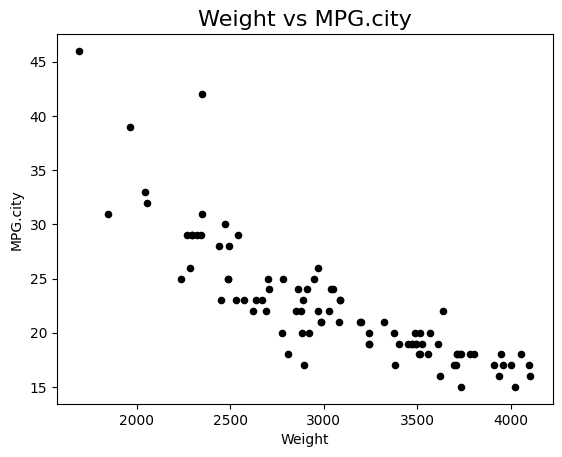
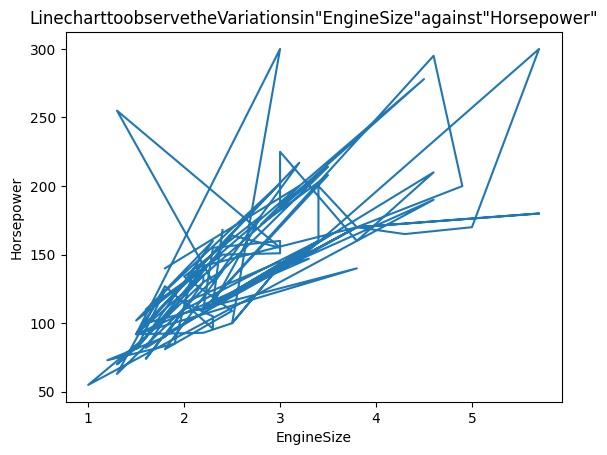
The notebook cell's code change between the first figure and the second:
--- before
+++ after
@@ -35,6 +35,7 @@
 plt.title('Frequencydistributionfmpg.city')
 plt.show()
-ax=cars_df.plot(["Weight"],["MPG.city"],kind="scatter",color="black")
-ax.set_xlabel("Weight")
-ax.set_ylabel("MPG.city")
-ax.set_title("Weight vs MPG.city",fontsize=16)
+plt.plot(cars_df['EngineSize'],cars_df['Horsepower'])
+plt.xlabel('EngineSize')
+plt.ylabel('Horsepower')
+plt.title('LinecharttoobservetheVariationsin"EngineSize"against"Horsepower"')
+plt.show()

Commit: Created using Colab